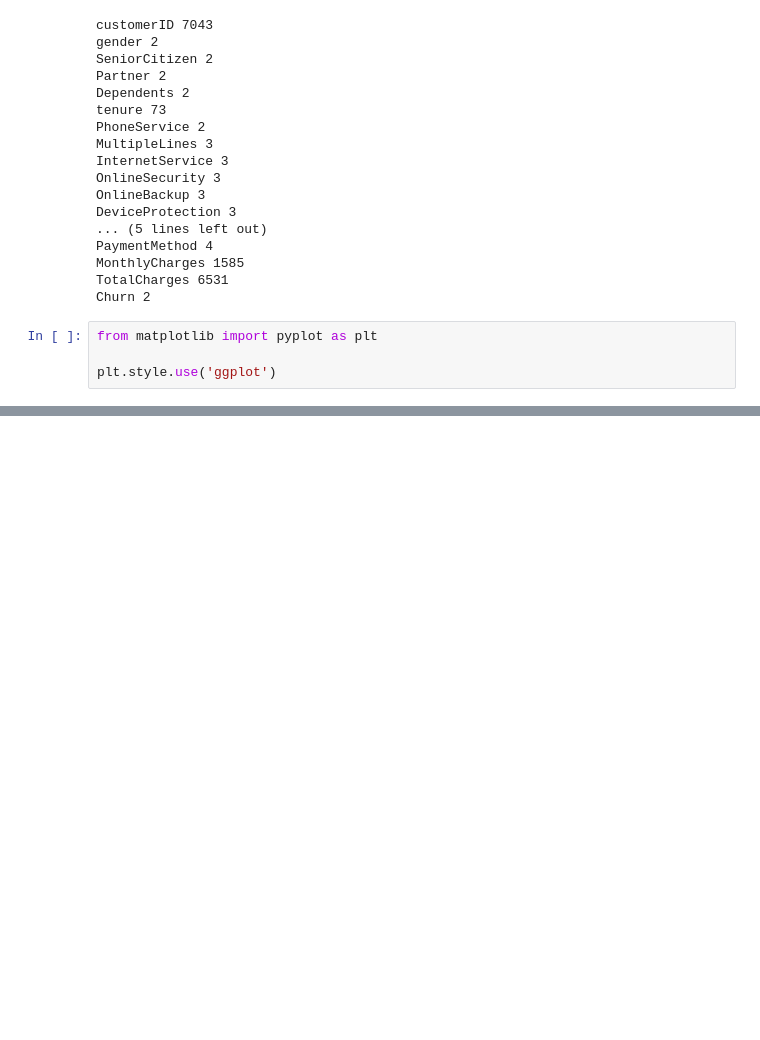
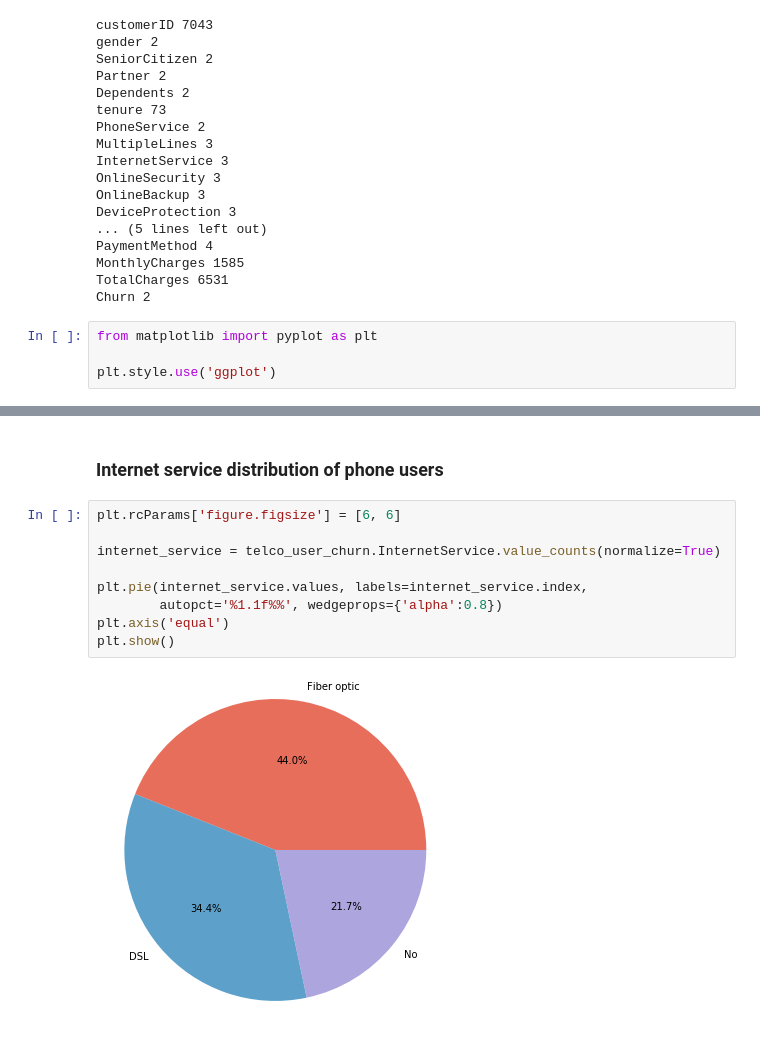
Before and after one commit to oxfordinette/ml-pre-built-templates, a Jupyter notebook: Clustering/Clustering.ipynb, the cells around one changed output, grey strips where cells are left out. Saved outputs shown, nothing was run; the diff lists cells and outputs as text; blank space fills up the shorter version.

```diff
--- a/Clustering/Clustering.ipynb
+++ b/Clustering/Clustering.ipynb
@@ -189,0 +213,13 @@ plt.show()
+# %% [markdown]
+### Internet service distribution of phone users
+# %%
+plt.rcParams['figure.figsize'] = [6, 6]
+
+internet_service = telco_user_churn.InternetService.value_counts(normalize=True)
+
+plt.pie(internet_service.values, labels=internet_service.index,
+        autopct='%1.1f%%', wedgeprops={'alpha':0.8})
+plt.axis('equal')
+plt.show()
+# %% [output]
+[figure, added]
```
Also changed, not shown: parts of 5 cells of this notebook.
